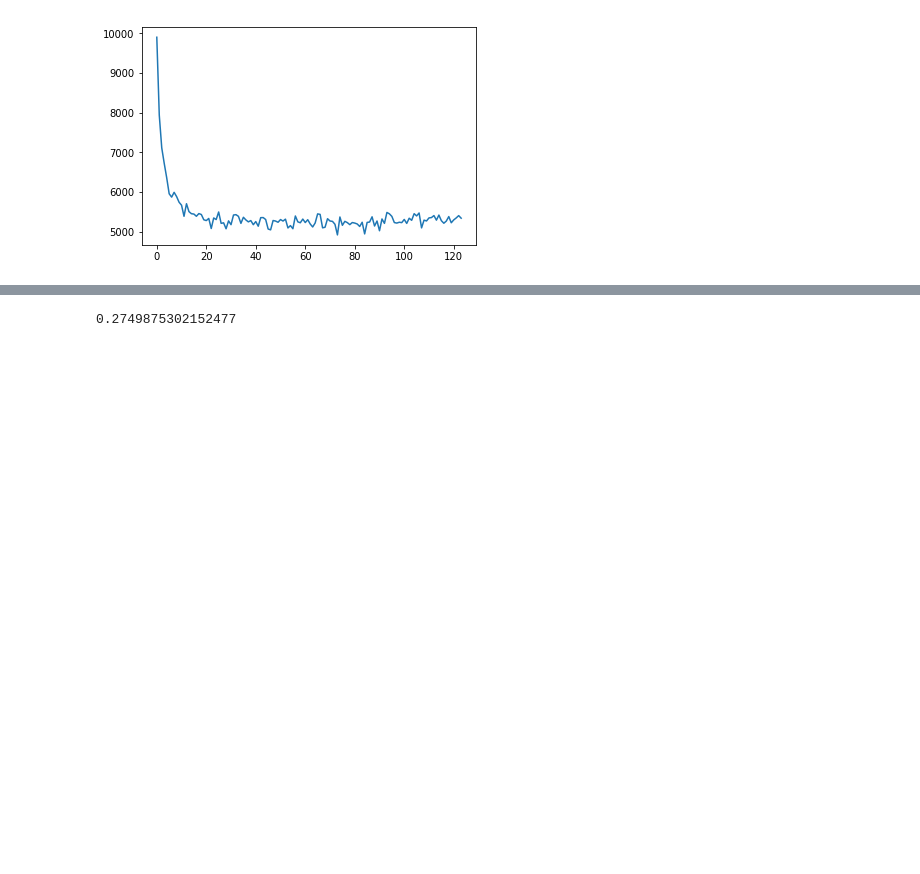
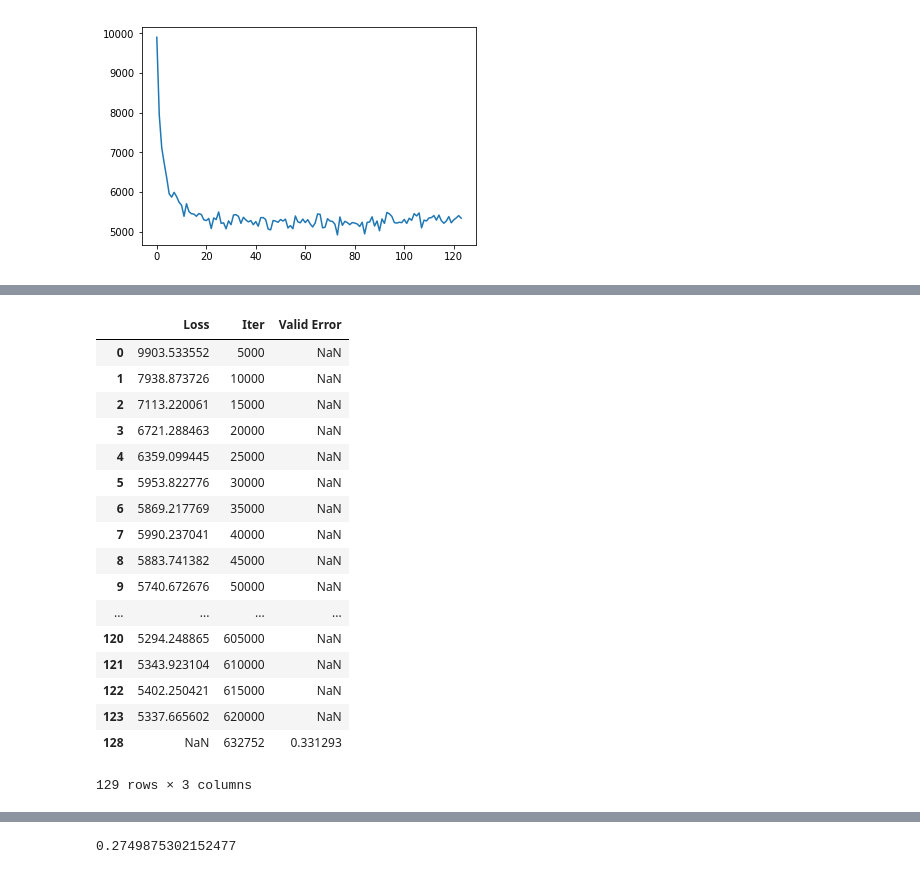
Before and after one commit to darshansumant/ml_nlp_conflict, a Jupyter notebook: objective_1_v3.ipynb, the cells around one changed output, grey strips where cells are left out. Cells and saved outputs as stored; diff of their text form; code cells hidden in the pictures; blank space fills up the shorter version.

```diff
--- a/objective_1_v3.ipynb
+++ b/objective_1_v3.ipynb
@@ -300,0 +333,21 @@ losses_main_df.to_csv('obj1/losses_main.csv', index = False)
+# %%
+loss_error_merge
+# %% [output]
+|  | Loss | Iter | Valid Error |
+| 0 | 9903.533552 | 5000 | NaN |
+| 1 | 7938.873726 | 10000 | NaN |
+| 2 | 7113.220061 | 15000 | NaN |
+| 3 | 6721.288463 | 20000 | NaN |
+| 4 | 6359.099445 | 25000 | NaN |
+| 5 | 5953.822776 | 30000 | NaN |
+| 6 | 5869.217769 | 35000 | NaN |
+| 7 | 5990.237041 | 40000 | NaN |
+| 8 | 5883.741382 | 45000 | NaN |
+| 9 | 5740.672676 | 50000 | NaN |
+| ... | ... | ... | ... |
+| 120 | 5294.248865 | 605000 | NaN |
+| 121 | 5343.923104 | 610000 | NaN |
+| 122 | 5402.250421 | 615000 | NaN |
+| 123 | 5337.665602 | 620000 | NaN |
+| 128 | NaN | 632752 | 0.331293 |
+129 rows × 3 columns
```
Also changed, not shown: parts of 15 cells of this notebook, 2 other files.
